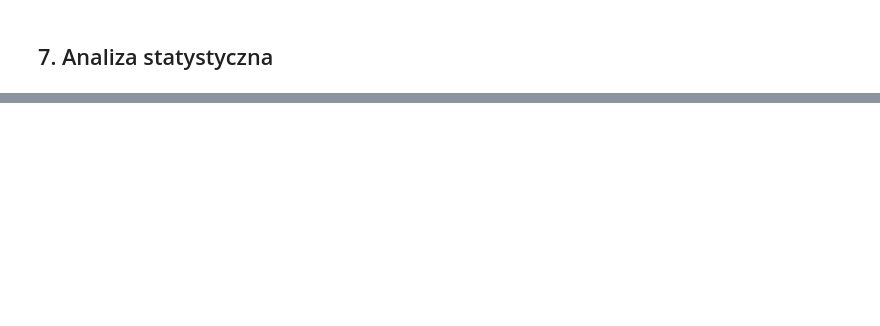
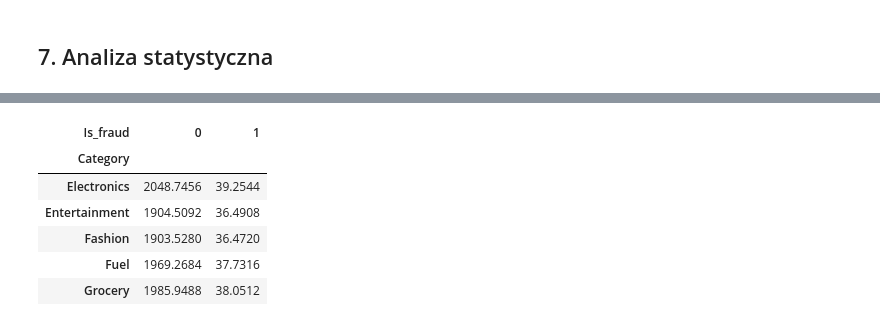
Before and after one commit to infoshareacademy/jdszr24-grupa-3, a Jupyter notebook: Fin_Brains_Notebook_1 (1).ipynb, the cells around one changed output, grey strips where cells are left out. Drawn from its saved outputs; the diff is of its cells as text; code cells hidden in the pictures; blank space fills up the shorter version.

```diff
--- a/Fin_Brains_Notebook_1 (1).ipynb
+++ b/Fin_Brains_Notebook_1 (1).ipynb
@@ -639,0 +850,16 @@ Analiza wykazała umiarkowane różnice w odsetku transakcji fraudowych pomiędz
+# %%
+expected_category_df = pd.DataFrame(
+    expected,
+    index=category_contingency_table.index,
+    columns=category_contingency_table.columns
+)
+
+expected_category_df
+# %% [output]
+| Is_fraud | 0 | 1 |
+| Category |  |  |
+| Electronics | 2048.7456 | 39.2544 |
+| Entertainment | 1904.5092 | 36.4908 |
+| Fashion | 1903.5280 | 36.4720 |
+| Fuel | 1969.2684 | 37.7316 |
+| Grocery | 1985.9488 | 38.0512 |
```
Also changed, not shown: parts of 39 cells of this notebook.
